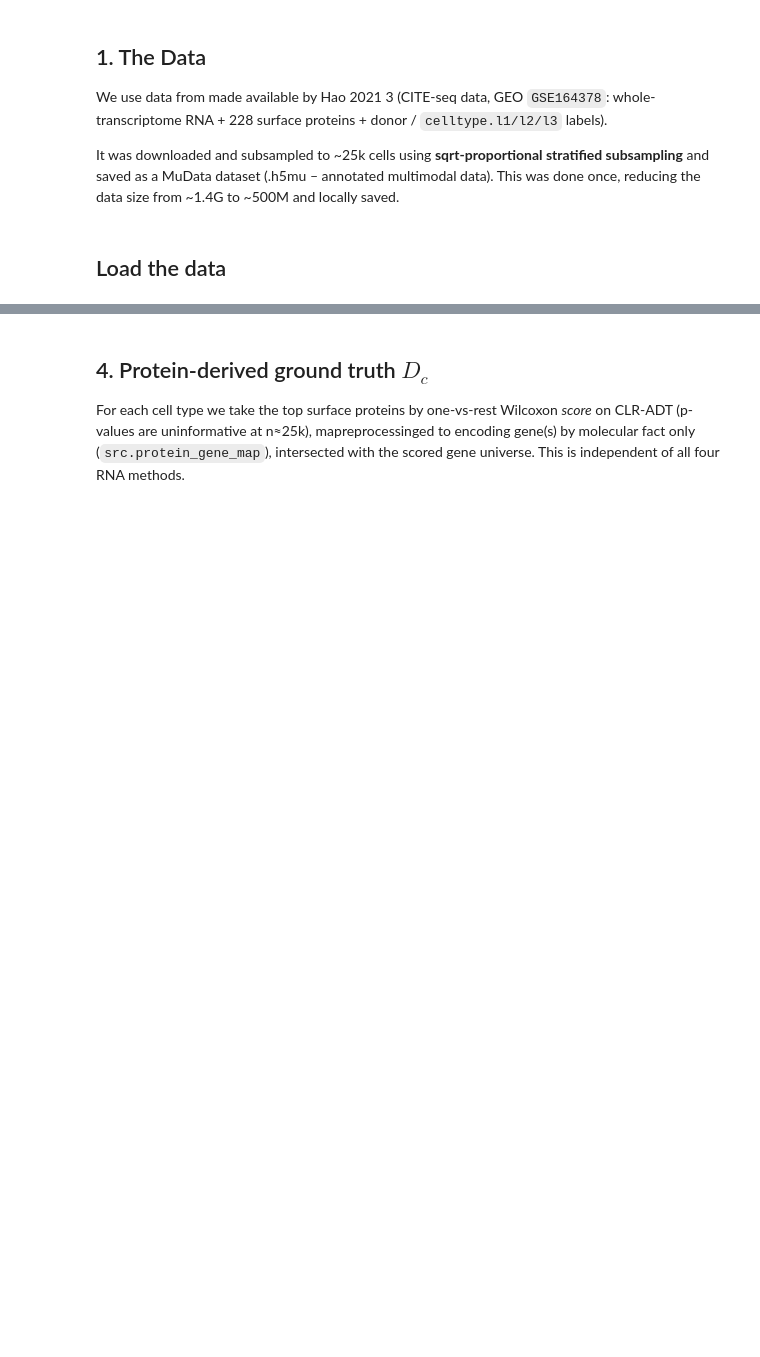
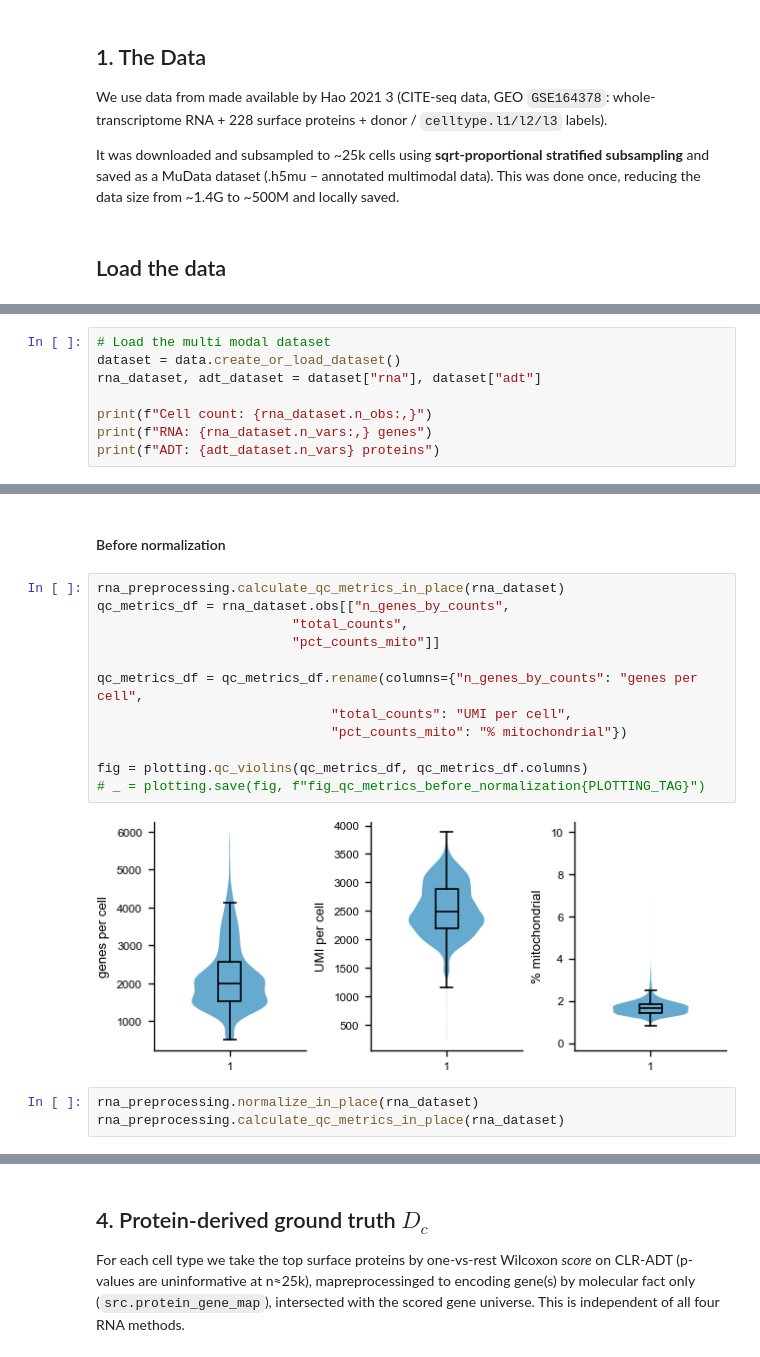
Before and after one commit to inbar/data_science_for_life_science_summer_2026_project_python, a Jupyter notebook: notebooks/notebook.ipynb, the cells around one changed output, grey strips where cells are left out. Cells and saved outputs as stored; diff of their text form; blank space fills up the shorter version.

Commit message:
Cleanup until cell-type lable validation
Done:
* Normalization
* Feature selection
* UMAP

```diff
--- a/notebooks/notebook.ipynb
+++ b/notebooks/notebook.ipynb
@@ -169,0 +59,8 @@ fig,_ = plotting.protein_validation_heatmap(matz); plotting.save(fig,f"fig_adt_v
+# %%
+# Load the multi modal dataset
+dataset = data.create_or_load_dataset()
+rna_dataset, adt_dataset = dataset["rna"], dataset["adt"]
+
+print(f"Cell count: {rna_dataset.n_obs:,}")
+print(f"RNA: {rna_dataset.n_vars:,} genes")
+print(f"ADT: {adt_dataset.n_vars} proteins")
@@ -169,0 +181,19 @@ fig,_ = plotting.protein_validation_heatmap(matz); plotting.save(fig,f"fig_adt_v
+# %% [markdown]
+#### Before normalization
+# %%
+rna_preprocessing.calculate_qc_metrics_in_place(rna_dataset)
+qc_metrics_df = rna_dataset.obs[["n_genes_by_counts",
+                         "total_counts",
+                         "pct_counts_mito"]]
+
+qc_metrics_df = qc_metrics_df.rename(columns={"n_genes_by_counts": "genes per cell",
+                              "total_counts": "UMI per cell",
+                              "pct_counts_mito": "% mitochondrial"})
+
+fig = plotting.qc_violins(qc_metrics_df, qc_metrics_df.columns)
+# _ = plotting.save(fig, f"fig_qc_metrics_before_normalization{PLOTTING_TAG}")
+# %% [output]
+[figure, added]
+# %%
+rna_preprocessing.normalize_in_place(rna_dataset)
+rna_preprocessing.calculate_qc_metrics_in_place(rna_dataset)
```
Also changed, not shown: parts of 78 cells of this notebook, 8 other files.
